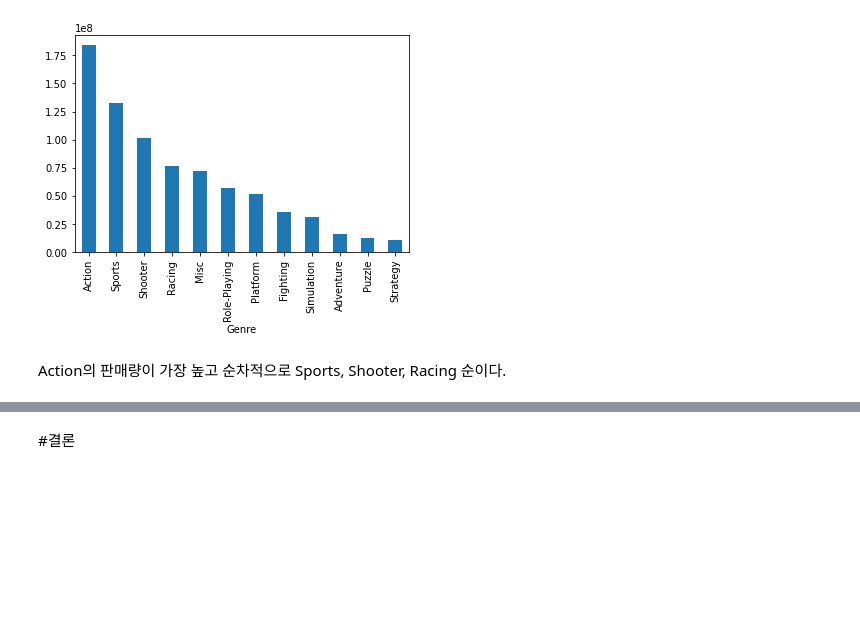
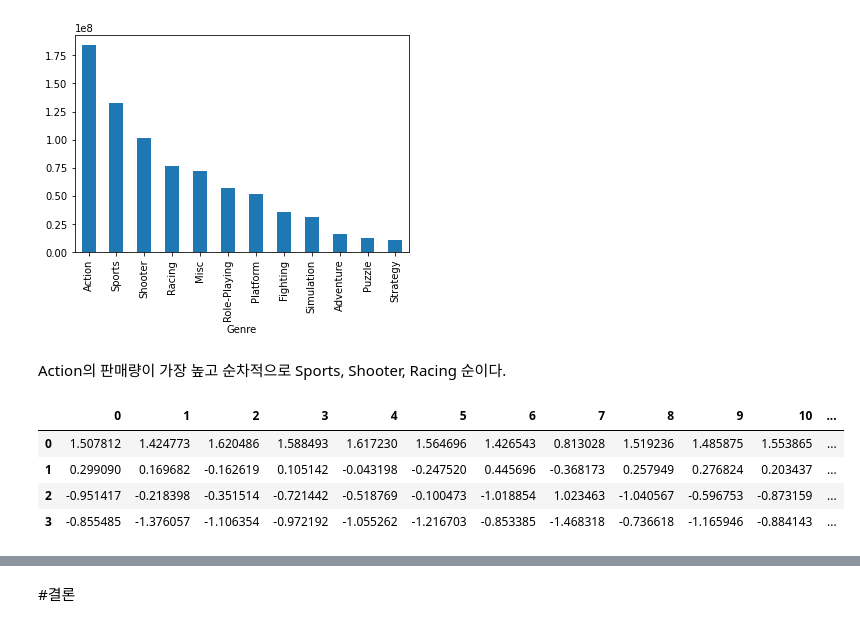
Before and after one commit to yousunghan/ds-section1-project1, a Jupyter notebook: ai13_section1_project1.ipynb, the cells around one changed output, grey strips where cells are left out. Cells and saved outputs as stored; diff of their text form; code cells hidden in the pictures; blank space fills up the shorter version.

```diff
--- a/ai13_section1_project1.ipynb
+++ b/ai13_section1_project1.ipynb
@@ -448,3 +453,22 @@ df_Q1['Other_Sales'].sort_values(ascending = False).T.plot.bar()
 [figure]
 # %% [markdown]
 Action의 판매량이 가장 높고 순차적으로 Sports, Shooter, Racing 순이다.
+# %%
+df_Q1_pca = df[['Genre', 'NA_Sales', 'EU_Sales', 'JP_Sales', "Other_Sales"]]
+df_Q1_pca = df_Q1_pca.groupby('Genre').sum().T
+
+
+df_pca = df_Q1_pca.reset_index()
+
+scaler = StandardScaler()
+
+df_pca_feature = df_pca.loc[:,'Action':'Strategy']
+
+df_pca_feature = pd.DataFrame(scaler.fit_transform(df_pca_feature))
+df_pca_feature
+# %% [output]
+|  | 0 | 1 | 2 | 3 | 4 | 5 | 6 | 7 | 8 | 9 | 10 | ... |
+| 0 | 1.507812 | 1.424773 | 1.620486 | 1.588493 | 1.617230 | 1.564696 | 1.426543 | 0.813028 | 1.519236 | 1.485875 | 1.553865 | ... |
+| 1 | 0.299090 | 0.169682 | -0.162619 | 0.105142 | -0.043198 | -0.247520 | 0.445696 | -0.368173 | 0.257949 | 0.276824 | 0.203437 | ... |
+| 2 | -0.951417 | -0.218398 | -0.351514 | -0.721442 | -0.518769 | -0.100473 | -1.018854 | 1.023463 | -1.040567 | -0.596753 | -0.873159 | ... |
+| 3 | -0.855485 | -1.376057 | -1.106354 | -0.972192 | -1.055262 | -1.216703 | -0.853385 | -1.468318 | -0.736618 | -1.165946 | -0.884143 | ... |
```
Also changed, not shown: parts of 4 cells of this notebook.
